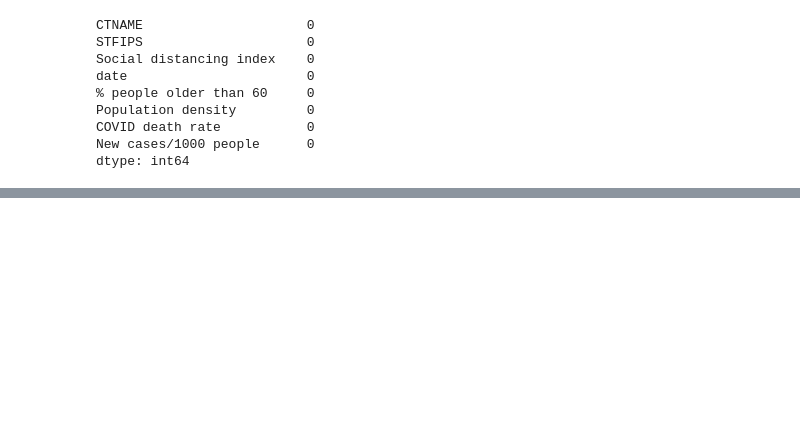
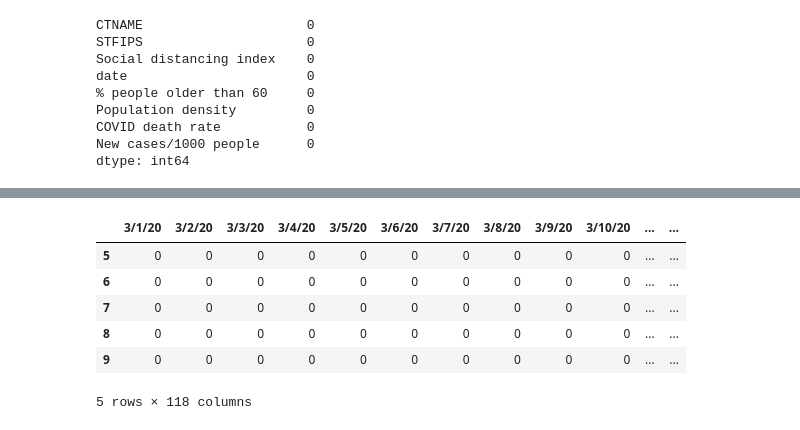
Before and after one commit to Jessieguojunyi/Social_Mobility_And_COVID19, a Jupyter notebook: Social_Mobility_And_COVID19.ipynb, the cells around one changed output, grey strips where cells are left out. Saved outputs shown, nothing was run; the diff lists cells and outputs as text; code cells hidden in the pictures; blank space fills up the shorter version.

```diff
--- a/Social_Mobility_And_COVID19.ipynb
+++ b/Social_Mobility_And_COVID19.ipynb
@@ -175,6 +175,0 @@ max      56.000000
-# %%
-print(df_COVID19.dtypes)
-print(df_COVID19.describe())
-
-df_COVID19['COUNTY'] = df_COVID19['Admin2'] + str(',') + df_COVID19['Province_State']
-df_COVID19.head()
@@ -209,0 +212,14 @@ See the caveats in the documentation: http://pandas.pydata.org/pandas-docs/stabl
+# %%
+start = df_COVID19.columns.get_loc('3/1/20')
+end = df_COVID19.columns.get_loc('6/26/20')
+
+df_COVID19_daily = df_COVID19.iloc[:, start: end + 1]
+df_COVID19_daily.head()
+# %% [output]
+|  | 3/1/20 | 3/2/20 | 3/3/20 | 3/4/20 | 3/5/20 | 3/6/20 | 3/7/20 | 3/8/20 | 3/9/20 | 3/10/20 | ... | ... |
+| 5 | 0 | 0 | 0 | 0 | 0 | 0 | 0 | 0 | 0 | 0 | ... | ... |
+| 6 | 0 | 0 | 0 | 0 | 0 | 0 | 0 | 0 | 0 | 0 | ... | ... |
+| 7 | 0 | 0 | 0 | 0 | 0 | 0 | 0 | 0 | 0 | 0 | ... | ... |
+| 8 | 0 | 0 | 0 | 0 | 0 | 0 | 0 | 0 | 0 | 0 | ... | ... |
+| 9 | 0 | 0 | 0 | 0 | 0 | 0 | 0 | 0 | 0 | 0 | ... | ... |
+5 rows × 118 columns
```
Also changed, not shown: parts of 60 cells of this notebook.
